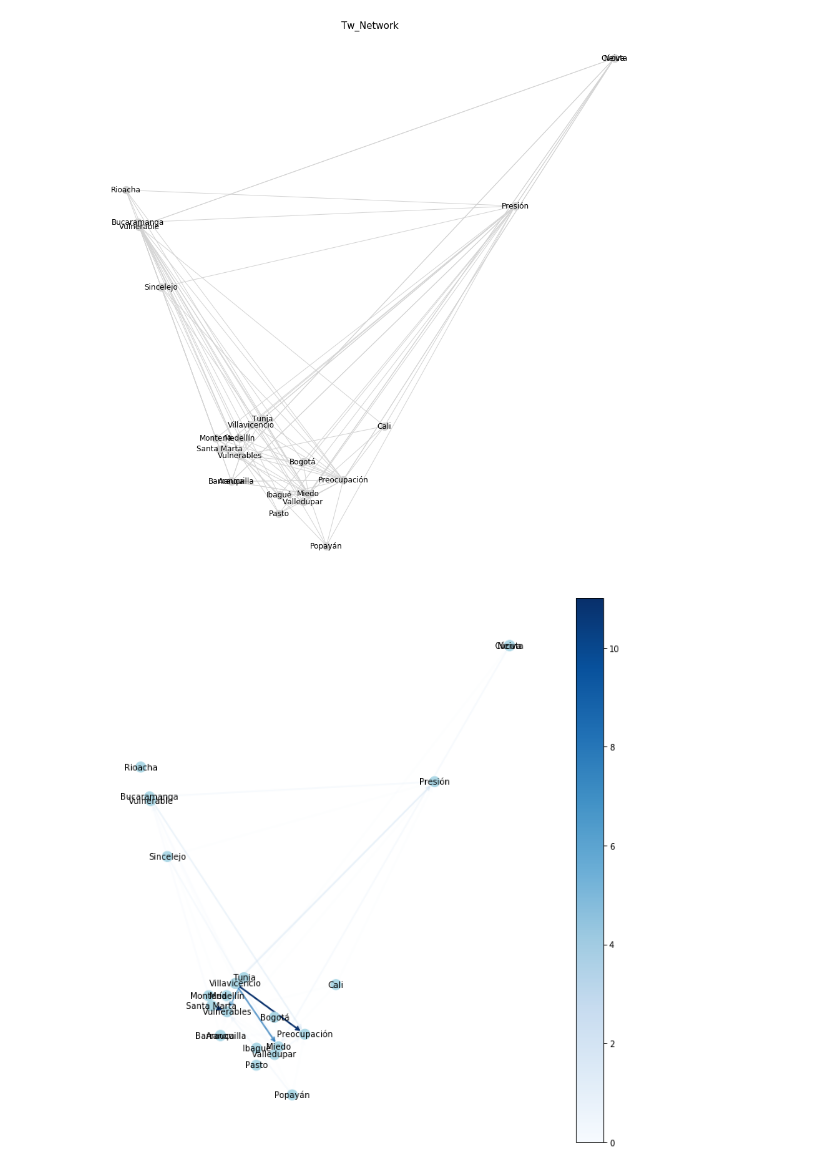
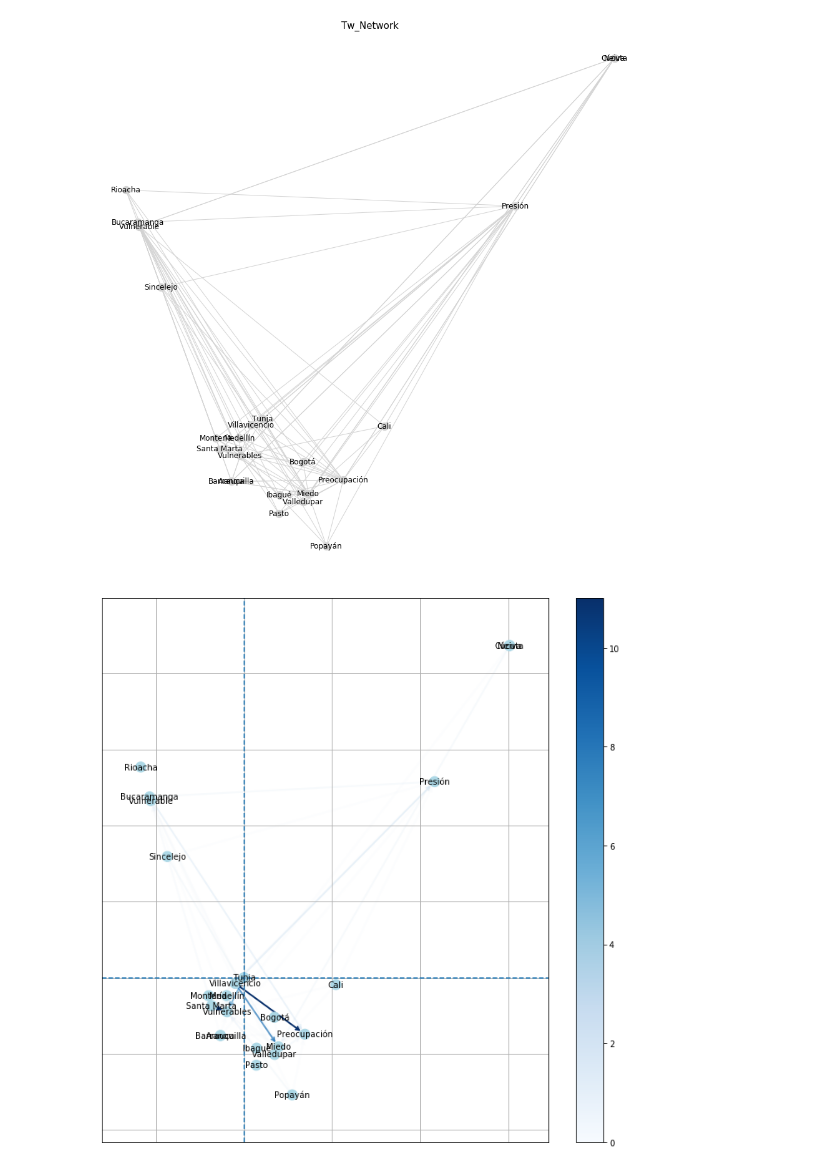
Before and after one commit to Yagwar/observatorio, a Jupyter notebook: Covid-alcs/grafos_py.ipynb, the cells around one changed output. Cells and saved outputs as stored; diff of their text form; code cells hidden in the pictures.

Commit message:
Update_plots
Directed graph updated
New position file

```diff
--- a/grafos_py.ipynb
+++ b/Covid-alcs/grafos_py.ipynb
@@ -80,32 +80,38 @@ mx_fr=max(dat_ansiedad.freq)
 
 G= nx.DiGraph()#nx.generators.directed.random_k_out_graph(10, 3, 0.5)
 for i, elrow in dat_ansiedad.iterrows():
     G.add_edge(elrow[0], elrow[1])
 
 pos = mca_pos#nx.layout.spring_layout(G)
 
 node_sizes = [150 for i in range(len(G))]
 M = G.number_of_edges()
 edge_colors =[fr for fr in dat_ansiedad.freq]#range(2, M + 2)
 edge_alphas =[fr/mx_fr for fr in dat_ansiedad.freq]#[fr/mx_fr for fr in graph_df_filt.freq]#[(5 + i) / (M + 4) for i in range(M)]
 
 plt.figure(figsize=(12, 12))
+
 nodes = nx.draw_networkx_nodes(G, pos, node_size=node_sizes, node_color='lightblue')
 edges = nx.draw_networkx_edges(G, pos, node_size=node_sizes, arrowstyle='->',
                                arrowsize=10, edge_color=edge_colors,
                                edge_cmap=plt.cm.Blues, width=2)
 # set alpha value for each edge
 for i in range(M):
     edges[i].set_alpha(edge_alphas[i])
 
 nx.draw_networkx_labels(G, pos, font_size=10)
 
 pc = mpl.collections.PatchCollection(edges, cmap=plt.cm.Blues)
 pc.set_array(edge_colors)
 plt.colorbar(pc)
 
+ax = plt.scatter(coord_nodes.x_pos, coord_nodes.y_pos, alpha=0)
 ax = plt.gca()
-ax.set_axis_off()
+ax.axvline(ls="--")
+ax.axhline(ls="--")
+
+plt.grid(True)
+# ax.set_axis_off()
 plt.show()
 # %% [output]
-[figure, old version]
+[figure, new version]
```
